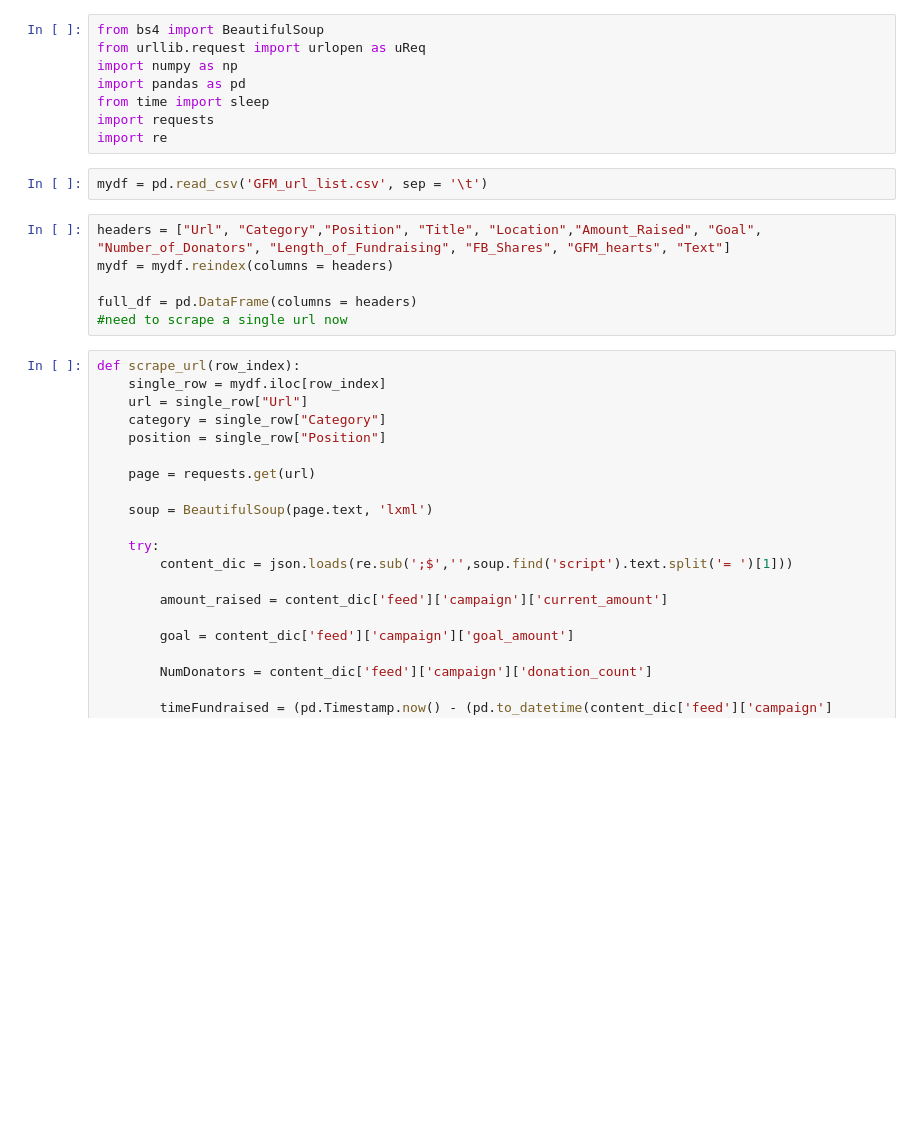
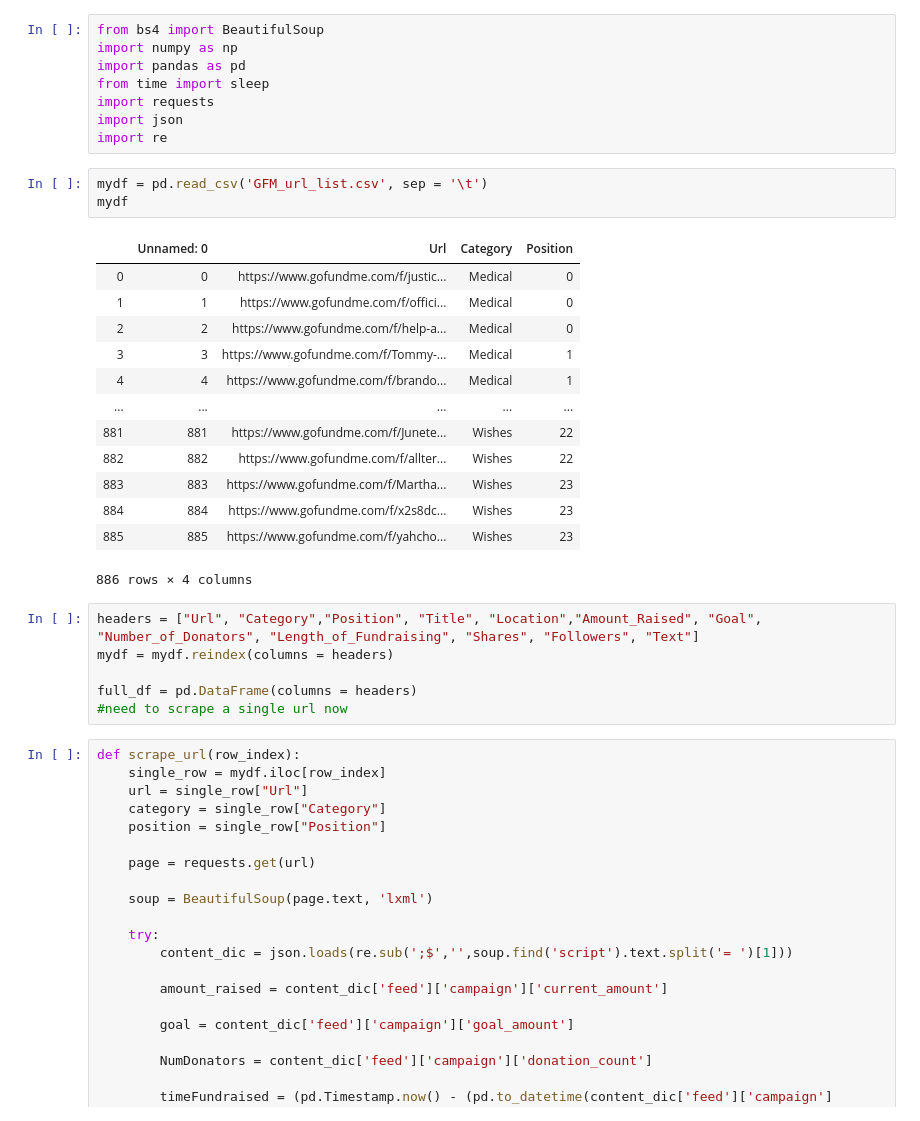
Before and after one commit to djleung/DS3-GoFundMe, a Jupyter notebook: GoFundMe Scrape Data.ipynb, the cells around one changed output. Cells and saved outputs as stored; diff of their text form; blank space fills up the shorter version.

```diff
--- a/GoFundMe Scrape Data.ipynb
+++ b/GoFundMe Scrape Data.ipynb
@@ -1,15 +1,30 @@
 # %%
 from bs4 import BeautifulSoup
-from urllib.request import urlopen as uReq
 import numpy as np
 import pandas as pd
 from time import sleep
 import requests
+import json
 import re
 # %%
 mydf = pd.read_csv('GFM_url_list.csv', sep = '\t')
+mydf
+# %% [output]
+|  | Unnamed: 0 | Url | Category | Position |
+| 0 | 0 | https://www.gofundme.com/f/justic... | Medical | 0 |
+| 1 | 1 | https://www.gofundme.com/f/offici... | Medical | 0 |
+| 2 | 2 | https://www.gofundme.com/f/help-a... | Medical | 0 |
+| 3 | 3 | https://www.gofundme.com/f/Tommy-... | Medical | 1 |
+| 4 | 4 | https://www.gofundme.com/f/brando... | Medical | 1 |
+| ... | ... | ... | ... | ... |
+| 881 | 881 | https://www.gofundme.com/f/Junete... | Wishes | 22 |
+| 882 | 882 | https://www.gofundme.com/f/allter... | Wishes | 22 |
+| 883 | 883 | https://www.gofundme.com/f/Martha... | Wishes | 23 |
+| 884 | 884 | https://www.gofundme.com/f/x2s8dc... | Wishes | 23 |
+| 885 | 885 | https://www.gofundme.com/f/yahcho... | Wishes | 23 |
+886 rows × 4 columns
 # %%
-headers = ["Url", "Category","Position", "Title", "Location","Amount_Raised", "Goal", "Number_of_Donators", "Length_of_Fundraising", "FB_Shares", "GFM_hearts", "Text"]
+headers = ["Url", "Category","Position", "Title", "Location","Amount_Raised", "Goal", "Number_of_Donators", "Length_of_Fundraising", "Shares", "Followers", "Text"]
 mydf = mydf.reindex(columns = headers)
 
 full_df = pd.DataFrame(columns = headers)
```
Also changed, not shown: parts of 7 cells of this notebook.
